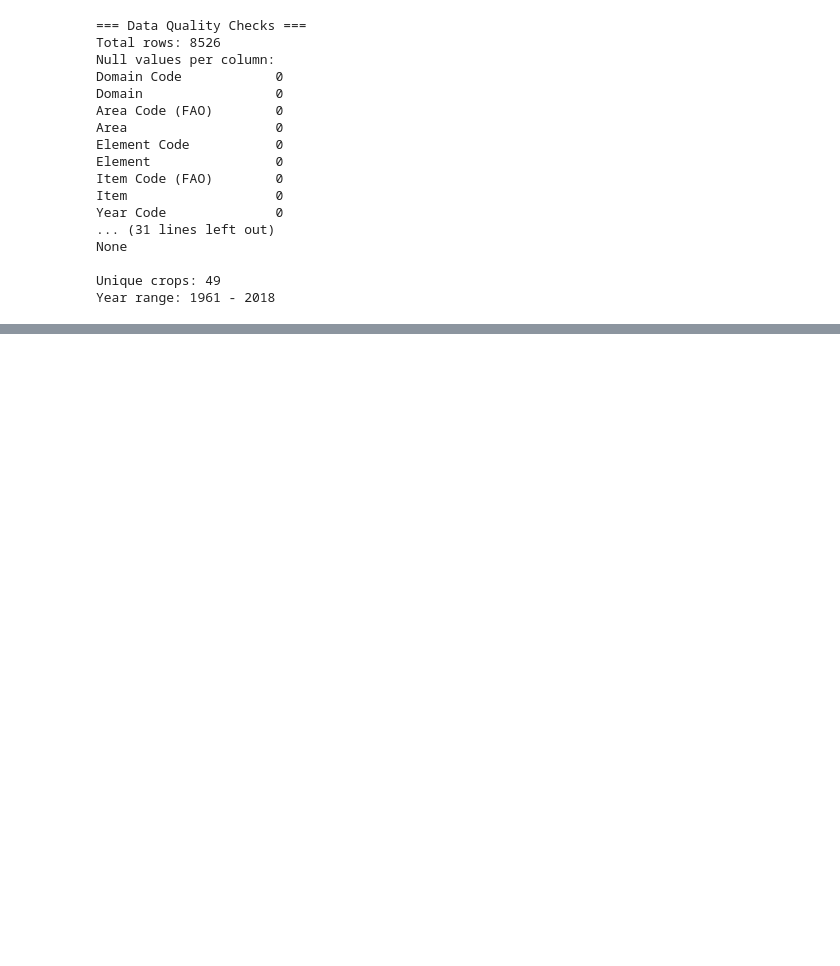
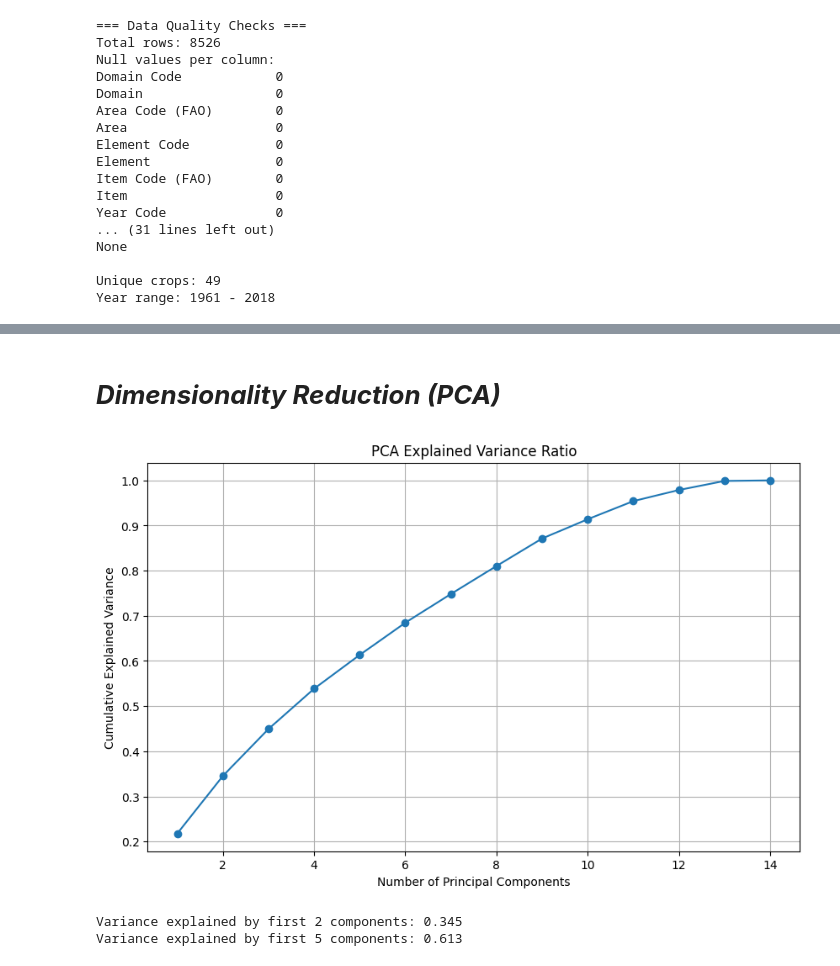
Before and after one commit to SumanKumari0103/AI-based-crop-prediction, a Jupyter notebook: untitled.ipynb, the cells around one changed output, grey strips where cells are left out. Drawn from its saved outputs; the diff is of its cells as text; code cells hidden in the pictures; blank space fills up the shorter version.

```diff
--- a/untitled.ipynb
+++ b/untitled.ipynb
@@ -162,0 +168,6 @@ for dfc in (rainfall, temperature):
+# %%
+climate_df = pd.merge(rainfall, temperature, on='Year', how='outer')
+merged_df = pd.merge(climate_df, crop_df, on='Year', how='outer')
+
+# Or in one line
+# merged_df = pd.merge(pd.merge(df1, df2, on='Year', how='outer'), df3, on='Year', how='outer')
@@ -162,0 +211,14 @@ for dfc in (rainfall, temperature):
+# %%
+# compute seasonal aggregates if not present
+if 'winter_avg' not in climate_df.columns:
+    # winter defined here as DEC (prev), JAN, FEB — approximation using available DEC/JAN/FEB
+    # Because DEC previous-year isn't directly available per-row, we compute seasonal proxies as mean of DJF where available
+    climate_df['winter_avg'] = climate_df[['DEC', 'JAN', 'FEB']].mean(axis=1)
+if 'summer_avg' not in climate_df.columns:
+    climate_df['summer_avg'] = climate_df[['MAR', 'APR', 'MAY']].mean(axis=1)
+if 'monsoon_avg' not in climate_df.columns:
+    climate_df['monsoon_avg'] = climate_df[['JUN', 'JUL', 'AUG', 'SEP']].mean(axis=1)
+
+climate_df['climate_std'] = climate_df[['JAN','FEB','MAR','APR','MAY','JUN','JUL','AUG','SEP','OCT','NOV','DEC']].std(axis=1)
+
+print("Climate preprocessing done.")
@@ -162,0 +540,27 @@ for dfc in (rainfall, temperature):
+# %% [markdown]
+# ***Dimensionality Reduction (PCA)***
+# %%
+from sklearn.decomposition import PCA
+import matplotlib.pyplot as plt
+import seaborn as sns
+
+# Apply PCA to visualize data structure
+pca = PCA()
+X_pca = pca.fit_transform(X_scaled_df)
+
+# Plot explained variance
+plt.figure(figsize=(10, 6))
+plt.plot(range(1, len(pca.explained_variance_ratio_) + 1),
+         np.cumsum(pca.explained_variance_ratio_), marker='o')
+plt.xlabel('Number of Principal Components')
+plt.ylabel('Cumulative Explained Variance')
+plt.title('PCA Explained Variance Ratio')
+plt.grid(True)
+plt.show()
+
+print(f"Variance explained by first 2 components: {pca.explained_variance_ratio_[:2].sum():.3f}")
+print(f"Variance explained by first 5 components: {pca.explained_variance_ratio_[:5].sum():.3f}")
+# %% [output]
+[figure, added]
+Variance explained by first 2 components: 0.345
+Variance explained by first 5 components: 0.613
```
Also changed, not shown: parts of 32 cells of this notebook.
